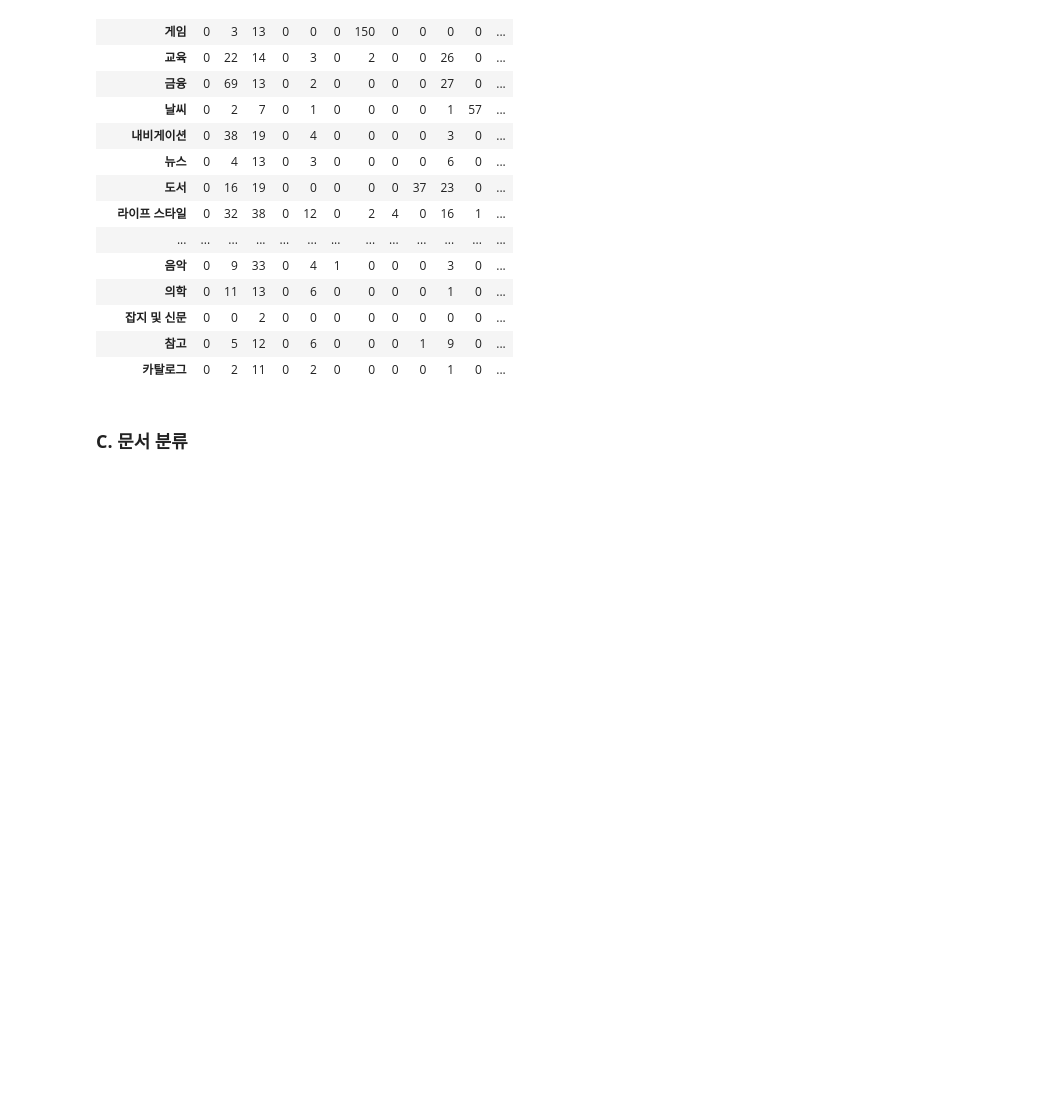
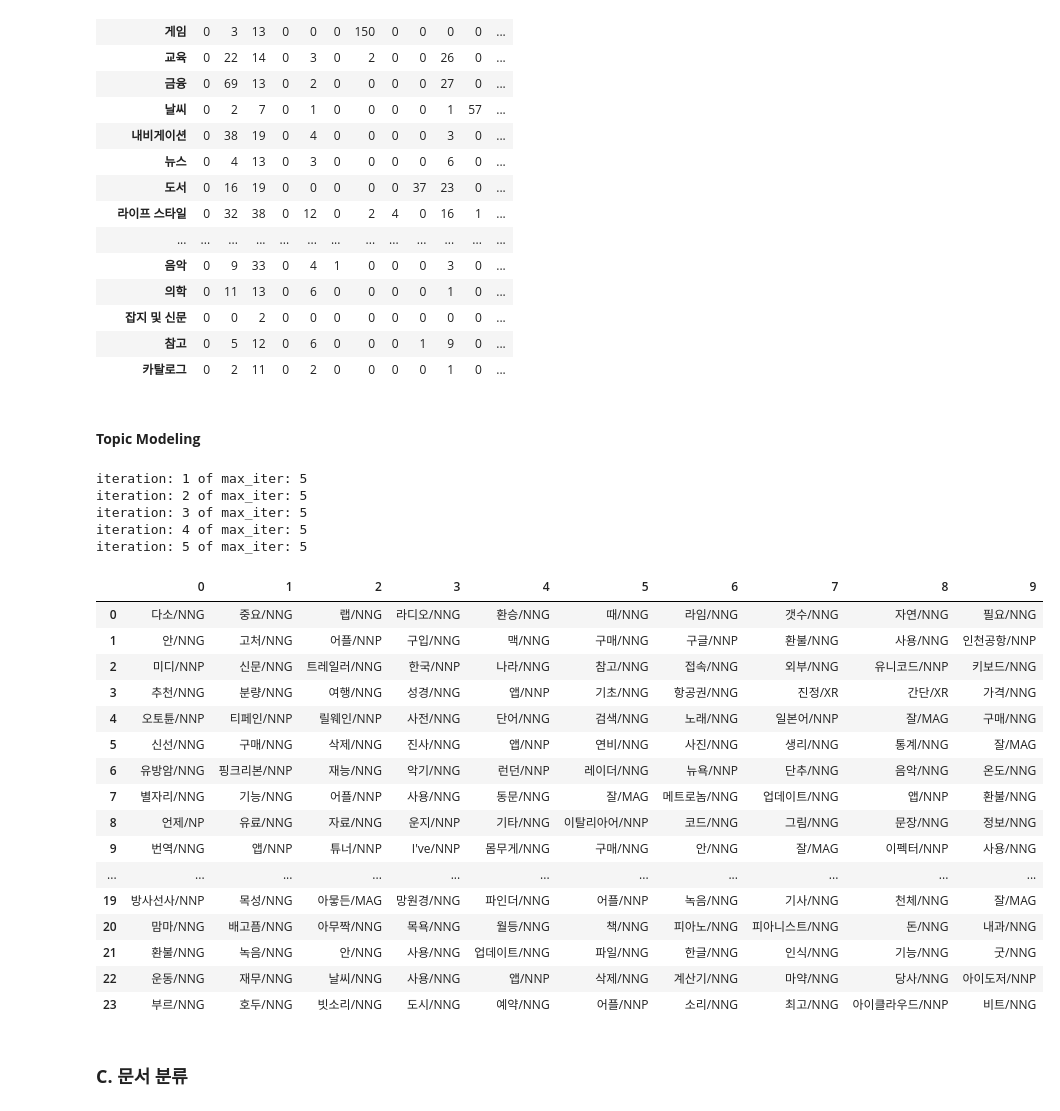
Before and after one commit to simonjisu/app_store_reviews_analysis, a Jupyter notebook: Exploring_App_Store_Reviews.ipynb, the cells around one changed output. Drawn from its saved outputs; the diff is of its cells as text; code cells hidden in the pictures; blank space fills up the shorter version.

```diff
--- a/Exploring_App_Store_Reviews.ipynb
+++ b/Exploring_App_Store_Reviews.ipynb
@@ -282,6 +283,45 @@ Done!
 | 잡지 및 신문 | 0 | 0 | 2 | 0 | 0 | 0 | 0 | 0 | 0 | 0 | 0 | ... |
 | 참고 | 0 | 5 | 12 | 0 | 6 | 0 | 0 | 0 | 1 | 9 | 0 | ... |
 | 카탈로그 | 0 | 2 | 11 | 0 | 2 | 0 | 0 | 0 | 0 | 1 | 0 | ... |
+# %% [markdown]
+#### **Topic Modeling**
+# %%
+from LDA_topic import *
+from sklearn.feature_extraction.text import TfidfVectorizer
+file_path = './data/docs_jsonl_ma_komoran_after_processing.txt'
+load_file_path = './data/docs_jsonl_ma_major_pos_app_id.txt'
+# load_file_path = './data/docs_jsonl_ma_by_app_id.txt'
+# %%
+lda, table = LDA_keyword_extract(load_file_path=load_file_path,
+                                 vectorizer=TfidfVectorizer,
+                                 n_top_words=10,
+                                 n_components=24)
+# %% [output]
+iteration: 1 of max_iter: 5
+iteration: 2 of max_iter: 5
+iteration: 3 of max_iter: 5
+iteration: 4 of max_iter: 5
+iteration: 5 of max_iter: 5
+# %%
+table.T
+# %% [output]
+|  | 0 | 1 | 2 | 3 | 4 | 5 | 6 | 7 | 8 | 9 |
+| 0 | 다소/NNG | 중요/NNG | 랩/NNG | 라디오/NNG | 환승/NNG | 때/NNG | 라임/NNG | 갯수/NNG | 자연/NNG | 필요/NNG |
+| 1 | 안/NNG | 고처/NNG | 어플/NNP | 구입/NNG | 맥/NNG | 구매/NNG | 구글/NNP | 환불/NNG | 사용/NNG | 인천공항/NNP |
+| 2 | 미디/NNP | 신문/NNG | 트레일러/NNG | 한국/NNP | 나라/NNG | 참고/NNG | 접속/NNG | 외부/NNG | 유니코드/NNP | 키보드/NNG |
+| 3 | 추천/NNG | 분량/NNG | 여행/NNG | 성경/NNG | 앱/NNP | 기초/NNG | 항공권/NNG | 진정/XR | 간단/XR | 가격/NNG |
+| 4 | 오토튠/NNP | 티페인/NNP | 릴웨인/NNP | 사전/NNG | 단어/NNG | 검색/NNG | 노래/NNG | 일본어/NNP | 잘/MAG | 구매/NNG |
+| 5 | 신선/NNG | 구매/NNG | 삭제/NNG | 진사/NNG | 앱/NNP | 연비/NNG | 사진/NNG | 생리/NNG | 통계/NNG | 잘/MAG |
+| 6 | 유방암/NNG | 핑크리본/NNP | 재능/NNG | 악기/NNG | 런던/NNP | 레이더/NNG | 뉴욕/NNP | 단추/NNG | 음악/NNG | 온도/NNG |
+| 7 | 별자리/NNG | 기능/NNG | 어플/NNP | 사용/NNG | 동문/NNG | 잘/MAG | 메트로놈/NNG | 업데이트/NNG | 앱/NNP | 환불/NNG |
+| 8 | 언제/NP | 유료/NNG | 자료/NNG | 운지/NNP | 기타/NNG | 이탈리아어/NNP | 코드/NNG | 그림/NNG | 문장/NNG | 정보/NNG |
+| 9 | 번역/NNG | 앱/NNP | 튜너/NNP | I've/NNP | 몸무게/NNG | 구매/NNG | 안/NNG | 잘/MAG | 이펙터/NNP | 사용/NNG |
+| ... | ... | ... | ... | ... | ... | ... | ... | ... | ... | ... |
+| 19 | 방사선사/NNP | 목성/NNG | 아뭏든/MAG | 망원경/NNG | 파인더/NNG | 어플/NNP | 녹음/NNG | 기사/NNG | 천체/NNG | 잘/MAG |
+| 20 | 맘마/NNG | 배고픔/NNG | 아무짝/NNG | 목욕/NNG | 월등/NNG | 책/NNG | 피아노/NNG | 피아니스트/NNG | 돈/NNG | 내과/NNG |
+| 21 | 환불/NNG | 녹음/NNG | 안/NNG | 사용/NNG | 업데이트/NNG | 파일/NNG | 한글/NNG | 인식/NNG | 기능/NNG | 굿/NNG |
+| 22 | 운동/NNG | 재무/NNG | 날씨/NNG | 사용/NNG | 앱/NNP | 삭제/NNG | 계산기/NNG | 마약/NNG | 당사/NNG | 아이도저/NNP |
+| 23 | 부르/NNG | 호두/NNG | 빗소리/NNG | 도시/NNG | 예약/NNG | 어플/NNP | 소리/NNG | 최고/NNG | 아이클라우드/NNP | 비트/NNG |
 # %% [markdown]
 ### **C. 문서 분류**
 # %% [markdown]
```
Also changed, not shown: parts of 5 cells of this notebook, 17 other files.
